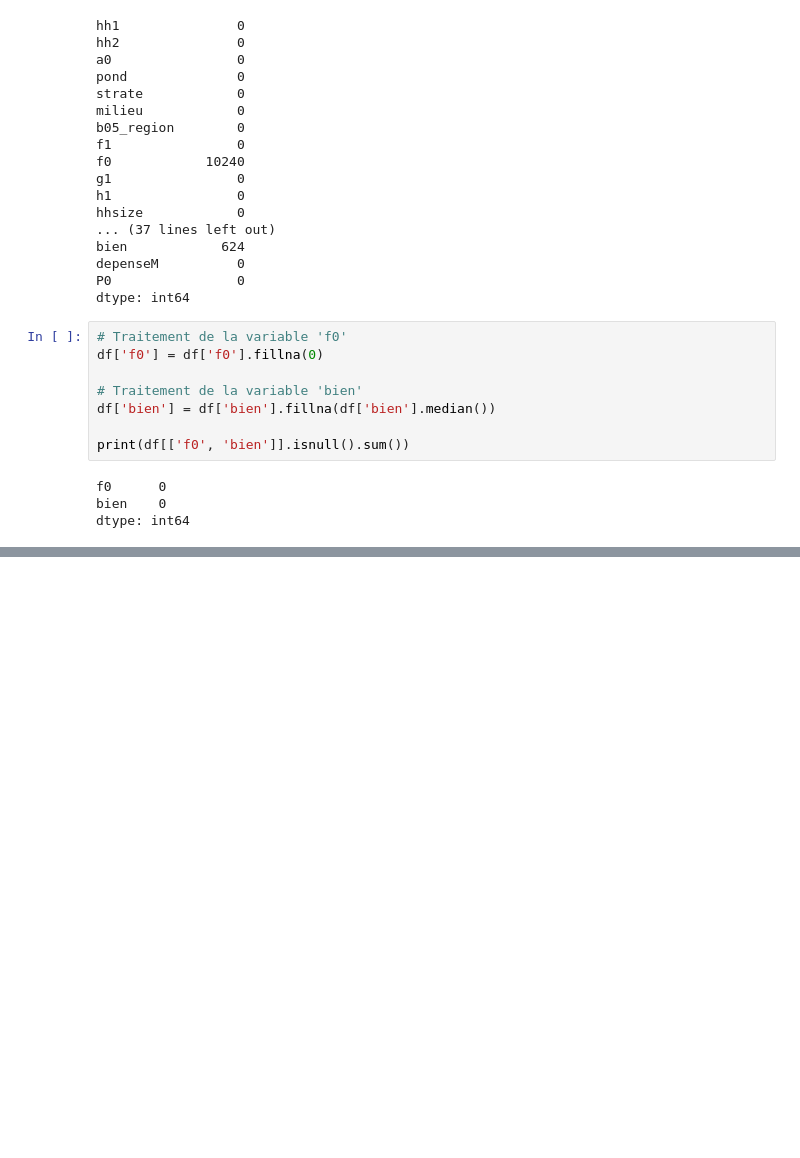
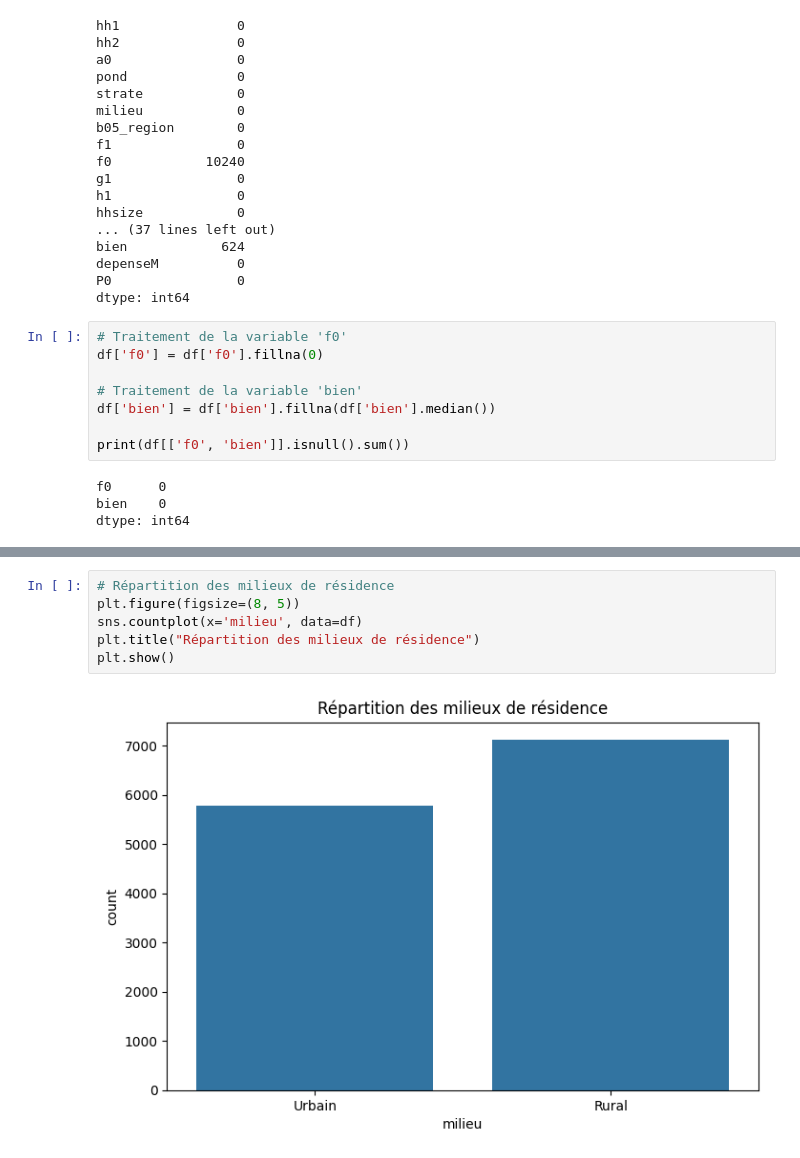
Before and after one commit to Diarassouba-M/Projet-GA22GP5, a Jupyter notebook: projet-DA22GP5.ipynb, the cells around one changed output, grey strips where cells are left out. Saved outputs shown, nothing was run; the diff lists cells and outputs as text; blank space fills up the shorter version.

```diff
--- a/projet-DA22GP5.ipynb
+++ b/projet-DA22GP5.ipynb
@@ -75,0 +95,8 @@ dtype: int64
+# %%
+# Répartition des milieux de résidence
+plt.figure(figsize=(8, 5))
+sns.countplot(x='milieu', data=df)
+plt.title("Répartition des milieux de résidence")
+plt.show()
+# %% [output]
+[figure, added]
```
Also changed, not shown: parts of 7 cells of this notebook.
